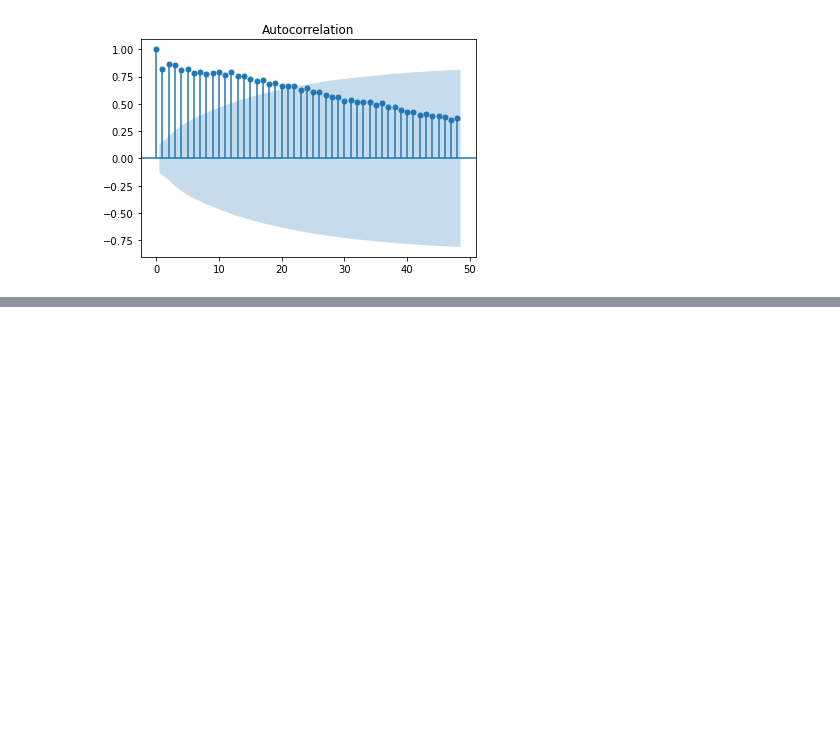
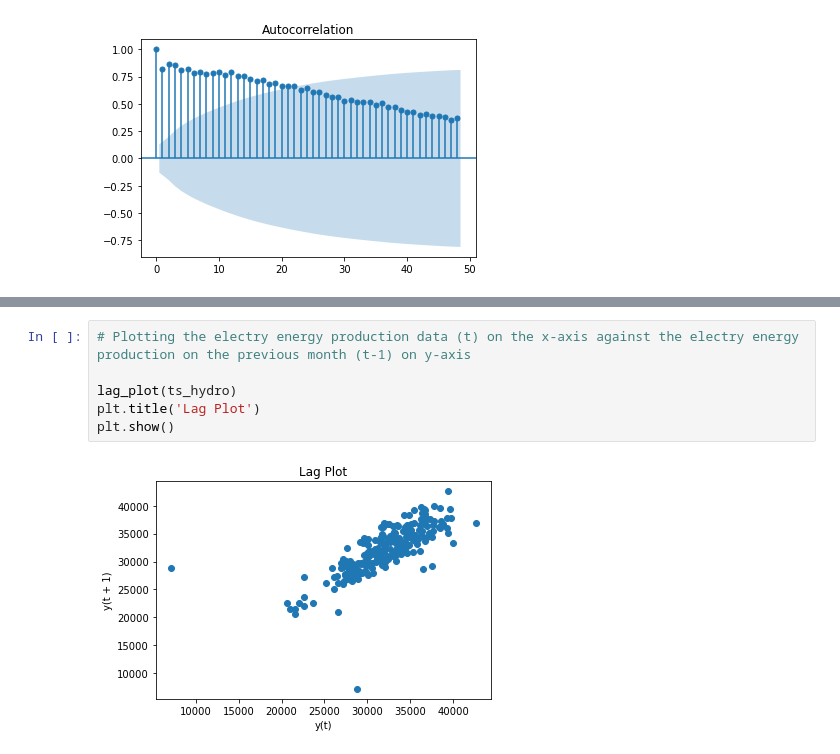
Before and after one commit to lauramsfernandes/BrazilianGasMarket, a Jupyter notebook: naturalGas_Forecast.ipynb, the cells around one changed output, grey strips where cells are left out. Saved outputs shown, nothing was run; the diff lists cells and outputs as text; blank space fills up the shorter version.

```diff
--- a/naturalGas_Forecast.ipynb
+++ b/naturalGas_Forecast.ipynb
@@ -71,0 +94,8 @@ sm.graphics.tsa.plot_acf(ts_energy.values.squeeze(), lags=48);
+# %%
+# Plotting the electry energy production data (t) on the x-axis against the electry energy production on the previous month (t-1) on y-axis
+
+lag_plot(ts_hydro)
+plt.title('Lag Plot')
+plt.show()
+# %% [output]
+[figure, added]
```
Also changed, not shown: parts of 4 cells of this notebook.
